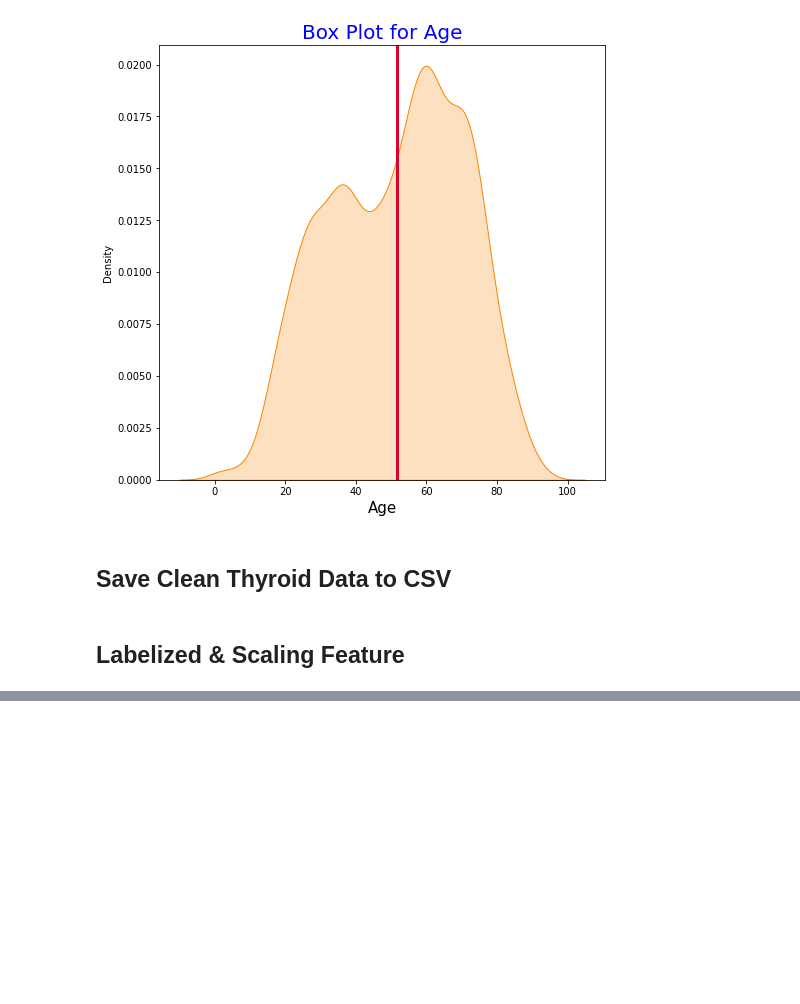
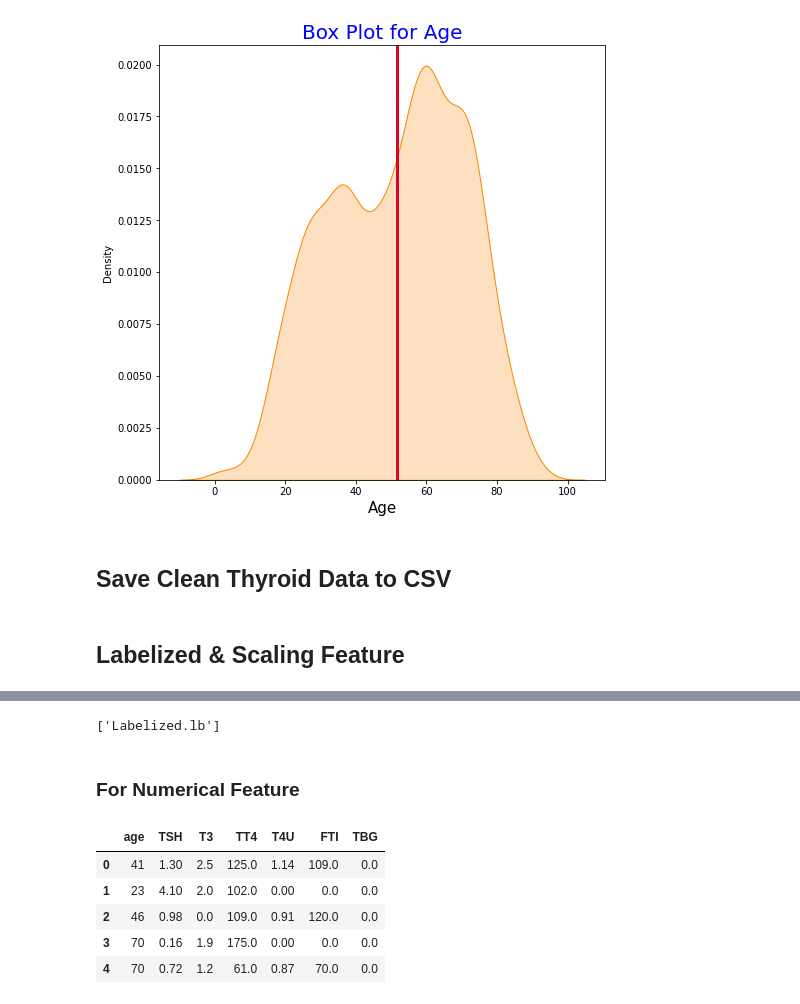
Before and after one commit to PoojaDasIndia/Thyroid-Disease-Detection, a Jupyter notebook: Thyroid Disease Detection.ipynb, the cells around one changed output, grey strips where cells are left out. Saved outputs shown, nothing was run; the diff lists cells and outputs as text; code cells hidden in the pictures; blank space fills up the shorter version.

```diff
--- a/Thyroid Disease Detection.ipynb
+++ b/Thyroid Disease Detection.ipynb
@@ -703,0 +730,9 @@ le = LabelEncoder()
+# %%
+# Saving Labelized Method
+
+import joblib
+joblib.dump(le,'Labelized.lb')
+# %% [output]
+['Labelized.lb']
+# %% [markdown]
+### For Numerical Feature
@@ -703,0 +742,9 @@ le = LabelEncoder()
+# %%
+data_scale[num_col].head()
+# %% [output]
+|  | age | TSH | T3 | TT4 | T4U | FTI | TBG |
+| 0 | 41 | 1.30 | 2.5 | 125.0 | 1.14 | 109.0 | 0.0 |
+| 1 | 23 | 4.10 | 2.0 | 102.0 | 0.00 | 0.0 | 0.0 |
+| 2 | 46 | 0.98 | 0.0 | 109.0 | 0.91 | 120.0 | 0.0 |
+| 3 | 70 | 0.16 | 1.9 | 175.0 | 0.00 | 0.0 | 0.0 |
+| 4 | 70 | 0.72 | 1.2 | 61.0 | 0.87 | 70.0 | 0.0 |
```
Also changed, not shown: parts of 11 cells of this notebook, 3 other files.
